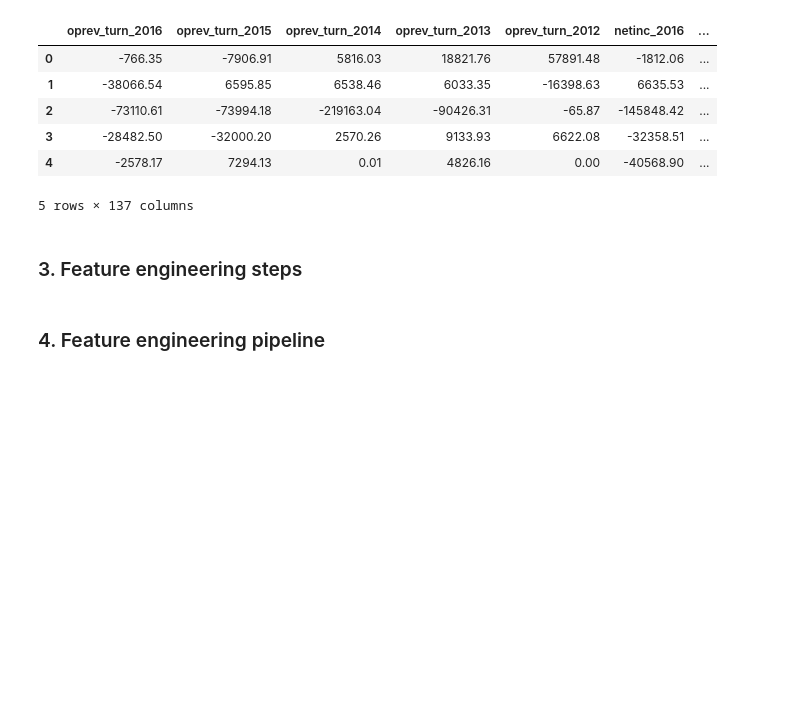
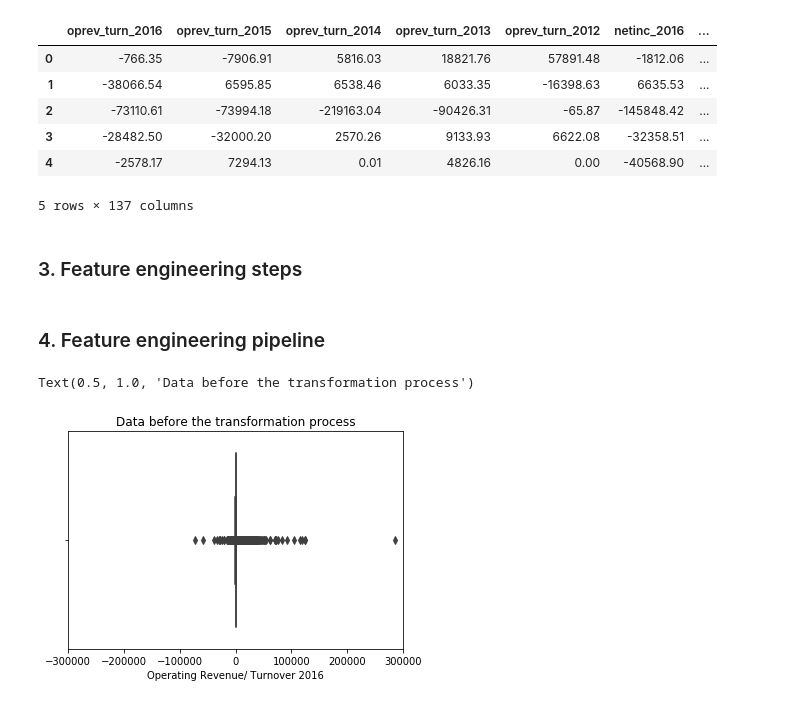
Before and after one commit to sinabru/corporate_bankruptcy_prediction, a Jupyter notebook: feature_eng.ipynb, the cells around one changed output. Cells and saved outputs as stored; diff of their text form; code cells hidden in the pictures; blank space fills up the shorter version.

```diff
--- a/feature_eng.ipynb
+++ b/feature_eng.ipynb
@@ -138,3 +140,13 @@ def pipeline_ranfor(X_train, X_test, y_train, y_test):
     return X_train, X_test, y_train, y_test
 # %%
 X_train_rf, X_test_rf, y_train_rf, y_test_rf = pipeline_ranfor(X_train, X_test, y_train, y_test)
+# %%
+# visualization of oprev_turn_2016 before the transformation process
+sns.boxplot(X_train["oprev_turn_2016"])
+plt.xlabel('Operating Revenue/ Turnover 2016')
+plt.ylabel(None)
+plt.xlim(-300000, 300000)
+plt.title("Data before the transformation process")
+# %% [output]
+Text(0.5, 1.0, 'Data before the transformation process')
+[figure, added]
```
Also changed, not shown: parts of 5 cells of this notebook.
